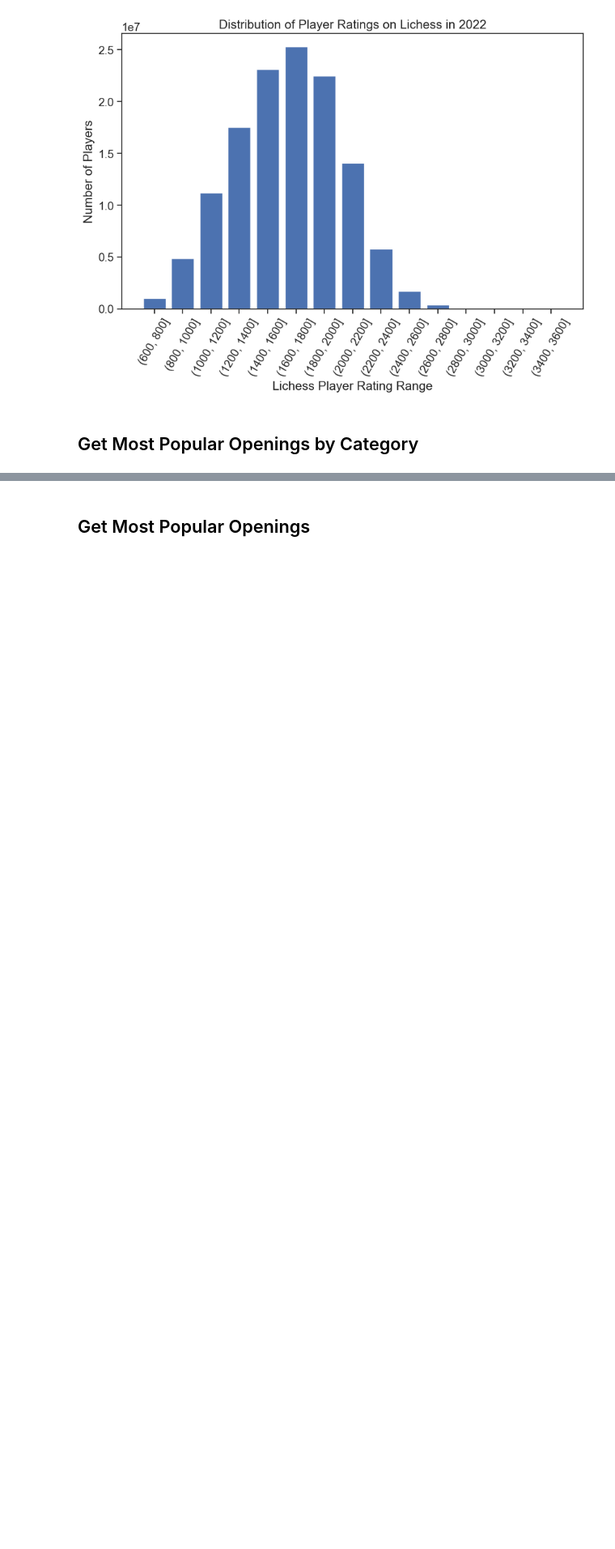
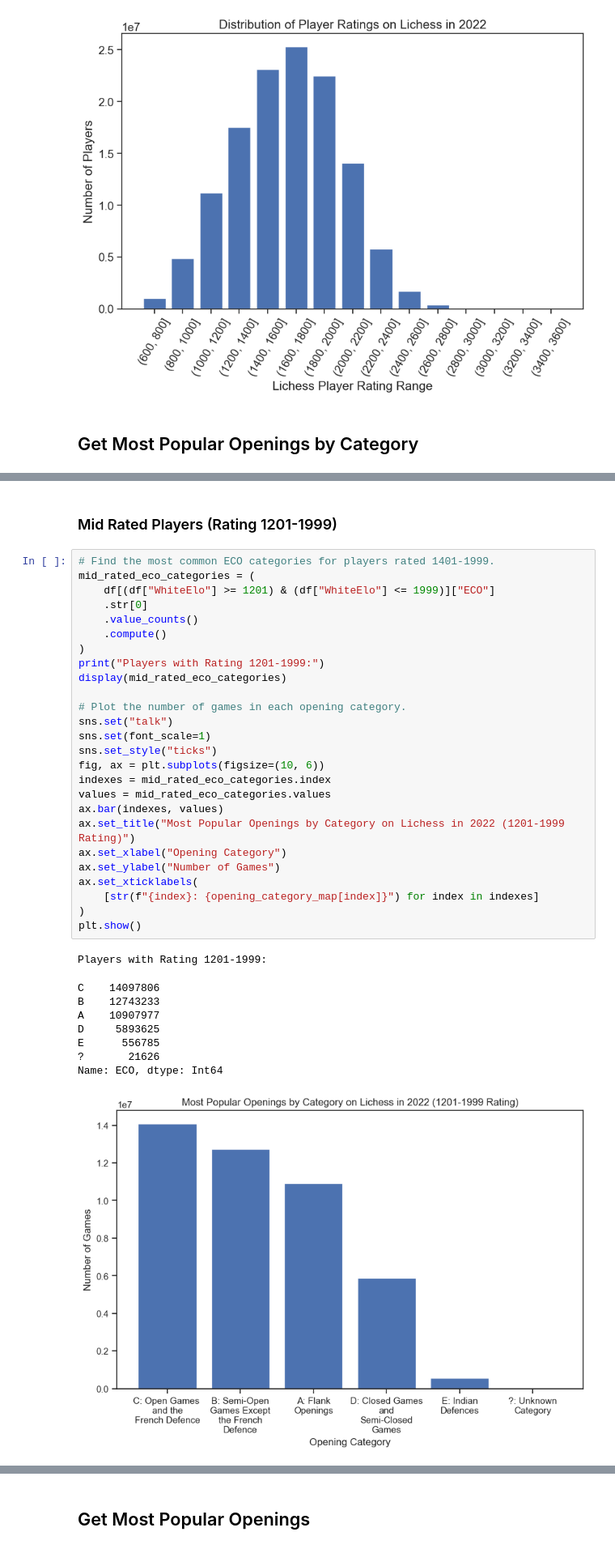
Before and after one commit to IsaacCheng9/machine-learning-in-chess, a Jupyter notebook: src/analyse_csv_data.ipynb, the cells around one changed output, grey strips where cells are left out. Shown at 81% size. Cells and saved outputs as stored; diff of their text form; blank space fills up the shorter version.

```diff
--- a/src/analyse_csv_data.ipynb
+++ b/src/analyse_csv_data.ipynb
@@ -132,0 +176,38 @@ plt.show()
+# %% [markdown]
+### Mid Rated Players (Rating 1201-1999)
+# %%
+# Find the most common ECO categories for players rated 1401-1999.
+mid_rated_eco_categories = (
+    df[(df["WhiteElo"] >= 1201) & (df["WhiteElo"] <= 1999)]["ECO"]
+    .str[0]
+    .value_counts()
+    .compute()
+)
+print("Players with Rating 1201-1999:")
+display(mid_rated_eco_categories)
+
+# Plot the number of games in each opening category.
+sns.set("talk")
+sns.set(font_scale=1)
+sns.set_style("ticks")
+fig, ax = plt.subplots(figsize=(10, 6))
+indexes = mid_rated_eco_categories.index
+values = mid_rated_eco_categories.values
+ax.bar(indexes, values)
+ax.set_title("Most Popular Openings by Category on Lichess in 2022 (1201-1999 Rating)")
+ax.set_xlabel("Opening Category")
+ax.set_ylabel("Number of Games")
+ax.set_xticklabels(
+    [str(f"{index}: {opening_category_map[index]}") for index in indexes]
+)
+plt.show()
+# %% [output]
+Players with Rating 1201-1999:
+C    14097806
+B    12743233
+A    10907977
+D     5893625
+E      556785
+?       21626
+Name: ECO, dtype: Int64
+[figure, added]
```
Also changed, not shown: parts of 8 cells of this notebook.
